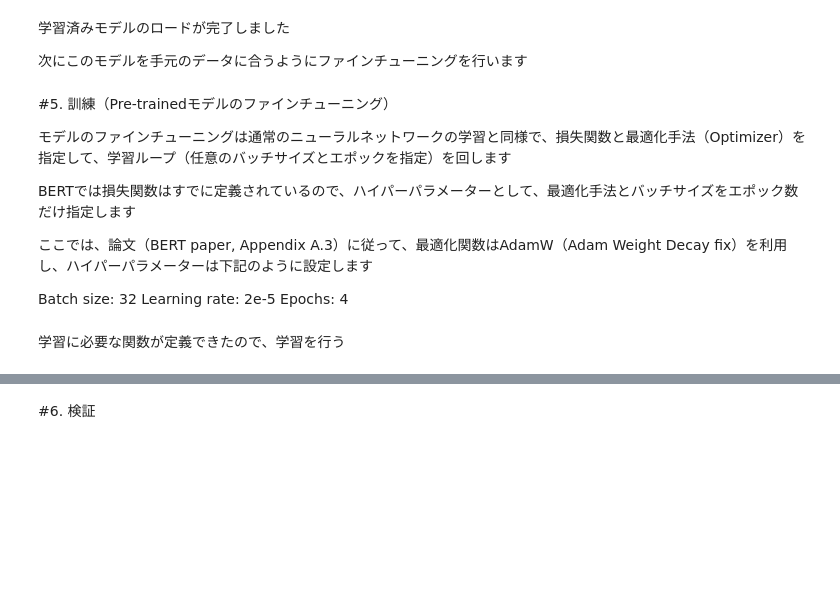
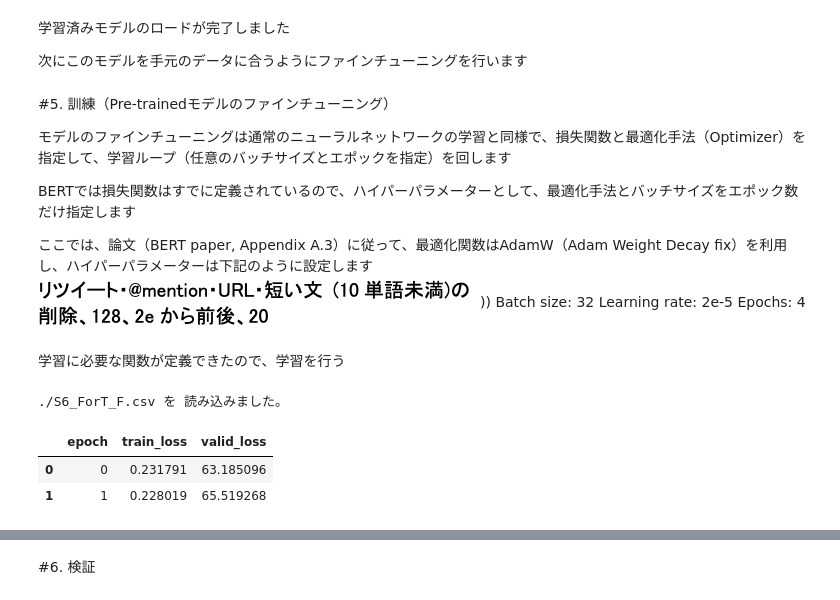
Before and after one commit to sj0054pe/MBTI_Estim, a Jupyter notebook: src/5B_BERT_文書分類.ipynb, the cells around one changed output, grey strips where cells are left out. Drawn from its saved outputs; the diff is of its cells as text; code cells hidden in the pictures; blank space fills up the shorter version.

Commit message:
S6 (リツイート・@mention・URL・短い文 (10単語未満)の削除、BachSize=64、LeaningRate=2*10^-5から前後、epoch=20) に対応

```diff
--- a/src/5B_BERT_文書分類.ipynb
+++ b/src/5B_BERT_文書分類.ipynb
@@ -55,8 +55,8 @@ EI指標の分類器を作成する。
 # %%
 #TYPE_INDEX='EorI_E'
 #TYPE_INDEX='NorS_N'
-#TYPE_INDEX='ForT_F'
-TYPE_INDEX='JorP_J'
+TYPE_INDEX='ForT_F'
+#TYPE_INDEX='JorP_J'
 # %% [markdown]
 ##0.6. 学習するデータセットの指定
 
@@ -455,7 +456,7 @@ BertForSequenceClassification(
 BERTでは損失関数はすでに定義されているので、ハイパーパラメーターとして、最適化手法とバッチサイズをエポック数だけ指定します
 
 ここでは、論文（BERT paper, Appendix A.3）に従って、最適化関数はAdamW（Adam Weight Decay fix）を利用し、ハイパーパラメーターは下記のように設定します
-
+![image.png](embedded-picture-1)))
 Batch size: 32
 Learning rate: 2e-5
 Epochs: 4
@@ -504,6 +505,28 @@ def validation(model):
     return val_loss
 # %% [markdown]
 学習に必要な関数が定義できたので、学習を行う
+# %%
+import pandas as pd
+import numpy as np
+
+try:
+  df_performance=pd.read_csv('./%s_%s.csv' % (TERM, TYPE_INDEX), header=0)
+  print('./%s_%s.csv を 読み込みました。' % (TERM, TYPE_INDEX))
+except:
+  list_performance=[]
+  df_performance = pd.DataFrame(index=range(EPOCH), columns=['train_loss', 'valid_loss'])
+  df_performance.index.name="epoch"
+  df_performance.fillna(np.nan, inplace=True)
+  df_performance.to_csv('./%s_%s.csv' % (TERM, TYPE_INDEX))
+  print('./%s_%s.csv を 作成しました。' % (TERM, TYPE_INDEX))
+# %% [output]
+./S6_ForT_F.csv を 読み込みました。
+# %%
+df_performance
+# %% [output]
+|  | epoch | train_loss | valid_loss |
+| 0 | 0 | 0.231791 | 63.185096 |
+| 1 | 1 | 0.228019 | 65.519268 |
 # %%
 # 学習の実行
 max_epoch = EPOCH
```
Also changed, not shown: parts of 25 cells of this notebook.
